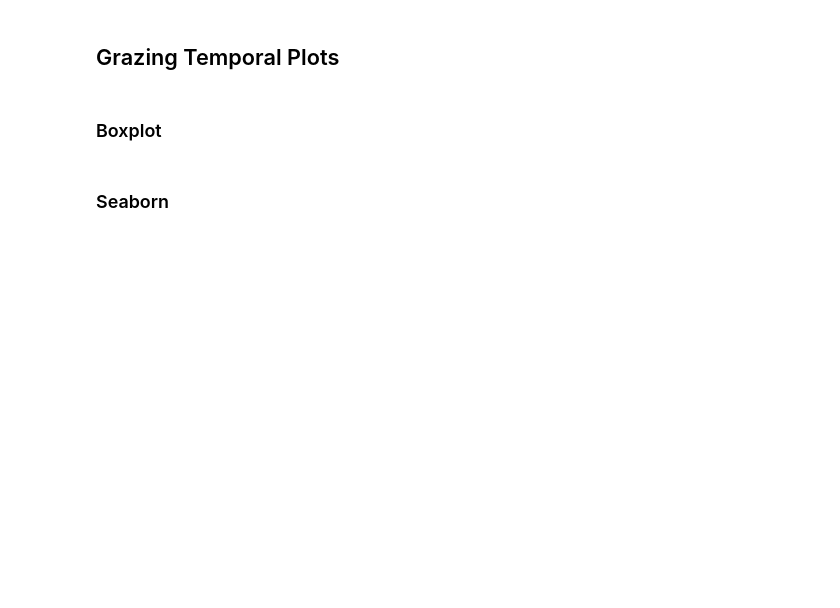
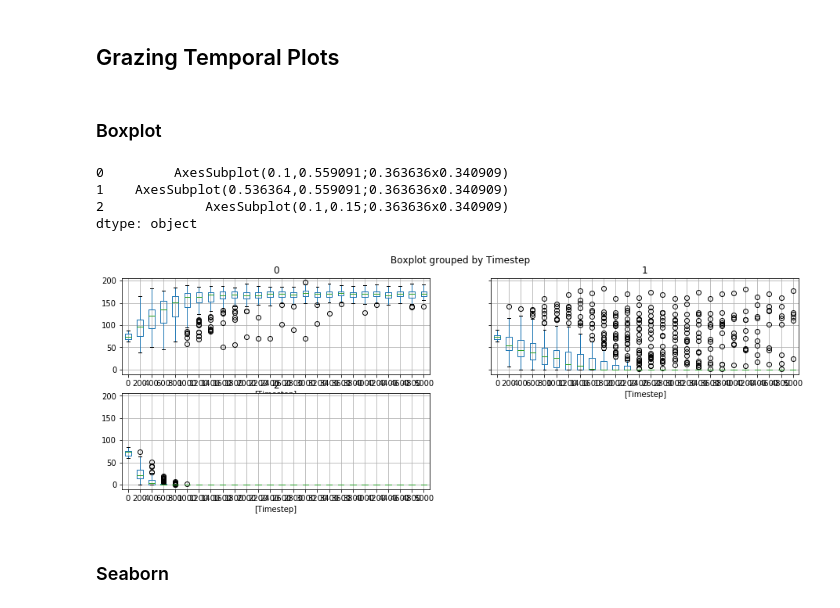
Before and after one commit to rneuhausler/coralModel-analyses, a Jupyter notebook: scripts/modelOutputViewer.ipynb, the cells around one changed output. Saved outputs shown, nothing was run; the diff lists cells and outputs as text; code cells hidden in the pictures; blank space fills up the shorter version.

```diff
--- a/scripts/modelOutputViewer.ipynb
+++ b/scripts/modelOutputViewer.ipynb
@@ -78,7 +77,13 @@ df = loadData(files, subset, coralSuccess=60)
 # %% [markdown]
 ### Boxplot
 # %%
-coralData.groupby(['File']).boxplot(column=['CoralCount'], by=['Timestep'],figsize=(15,5))
+df.groupby(['File']).boxplot(column=['CoralCount'], by=['Timestep'],figsize=(15,5))
+# %% [output]
+0         AxesSubplot(0.1,0.559091;0.363636x0.340909)
+1    AxesSubplot(0.536364,0.559091;0.363636x0.340909)
+2             AxesSubplot(0.1,0.15;0.363636x0.340909)
+dtype: object
+[figure, added]
 # %% [markdown]
 ### Seaborn
 # %%
```
Also changed, not shown: parts of 9 cells of this notebook.
